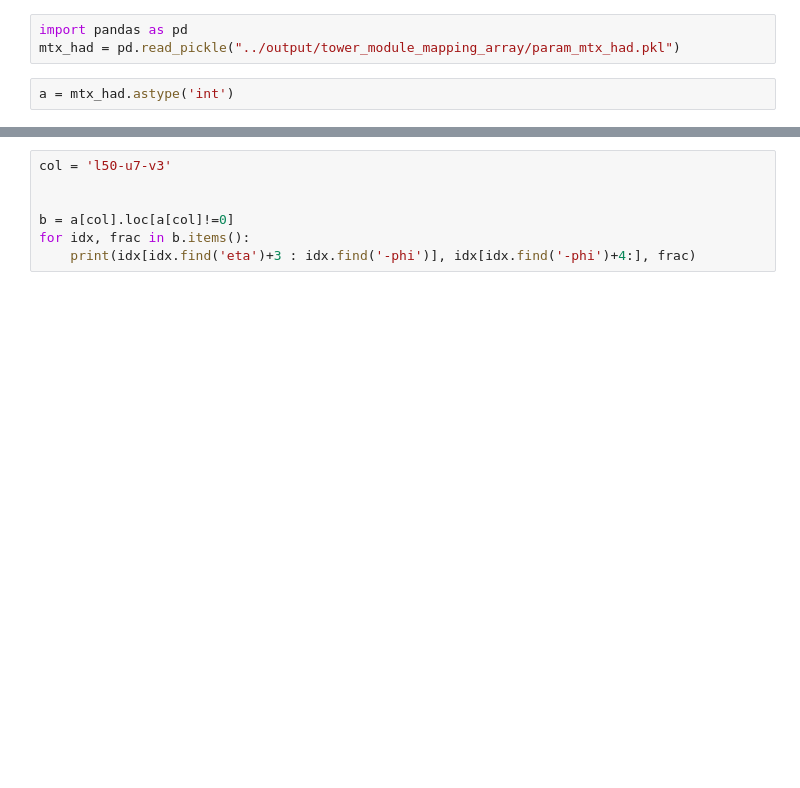
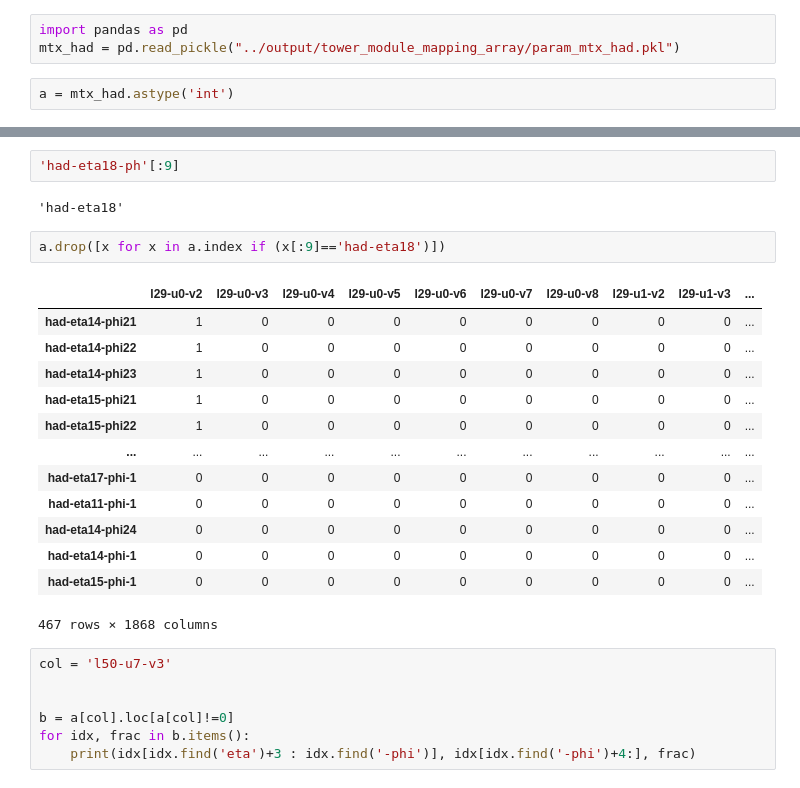
Before and after one commit to mhassans/tower-energy, a Jupyter notebook: jupyter/matrix_ana.ipynb, the cells around one changed output, grey strips where cells are left out. Saved outputs shown, nothing was run; the diff lists cells and outputs as text; blank space fills up the shorter version.

```diff
--- a/jupyter/matrix_ana.ipynb
+++ b/jupyter/matrix_ana.ipynb
@@ -25,3 +41,23 @@ a
+# %%
+'had-eta18-ph'[:9]
+# %% [output]
+'had-eta18'
+# %%
+a.drop([x for x in a.index if (x[:9]=='had-eta18')])
+# %% [output]
+|  | l29-u0-v2 | l29-u0-v3 | l29-u0-v4 | l29-u0-v5 | l29-u0-v6 | l29-u0-v7 | l29-u0-v8 | l29-u1-v2 | l29-u1-v3 | ... |
+| had-eta14-phi21 | 1 | 0 | 0 | 0 | 0 | 0 | 0 | 0 | 0 | ... |
+| had-eta14-phi22 | 1 | 0 | 0 | 0 | 0 | 0 | 0 | 0 | 0 | ... |
+| had-eta14-phi23 | 1 | 0 | 0 | 0 | 0 | 0 | 0 | 0 | 0 | ... |
+| had-eta15-phi21 | 1 | 0 | 0 | 0 | 0 | 0 | 0 | 0 | 0 | ... |
+| had-eta15-phi22 | 1 | 0 | 0 | 0 | 0 | 0 | 0 | 0 | 0 | ... |
+| ... | ... | ... | ... | ... | ... | ... | ... | ... | ... | ... |
+| had-eta17-phi-1 | 0 | 0 | 0 | 0 | 0 | 0 | 0 | 0 | 0 | ... |
+| had-eta11-phi-1 | 0 | 0 | 0 | 0 | 0 | 0 | 0 | 0 | 0 | ... |
+| had-eta14-phi24 | 0 | 0 | 0 | 0 | 0 | 0 | 0 | 0 | 0 | ... |
+| had-eta14-phi-1 | 0 | 0 | 0 | 0 | 0 | 0 | 0 | 0 | 0 | ... |
+| had-eta15-phi-1 | 0 | 0 | 0 | 0 | 0 | 0 | 0 | 0 | 0 | ... |
+467 rows × 1868 columns
 # %%
 col = 'l50-u7-v3'
 
```
Also changed, not shown: parts of 4 cells of this notebook, 1 other file.
